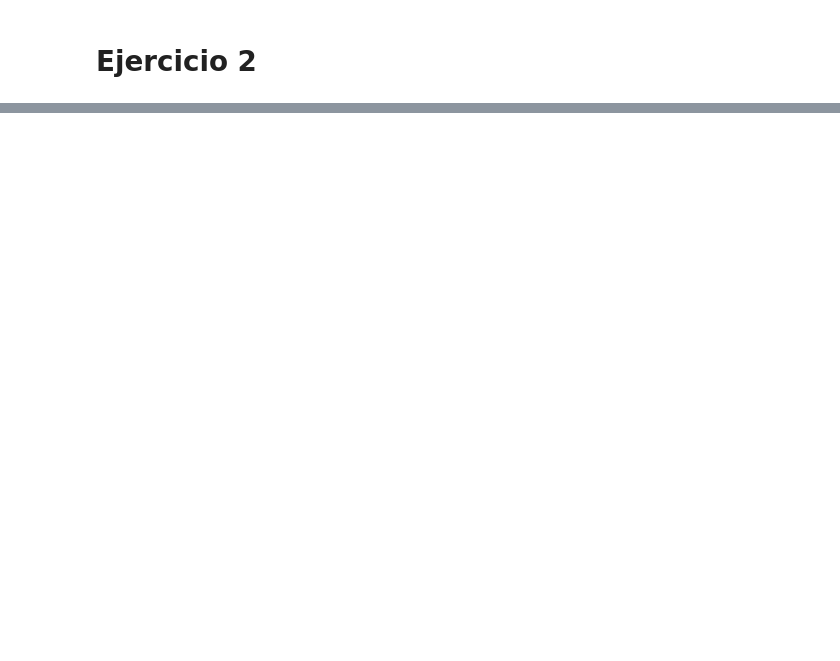
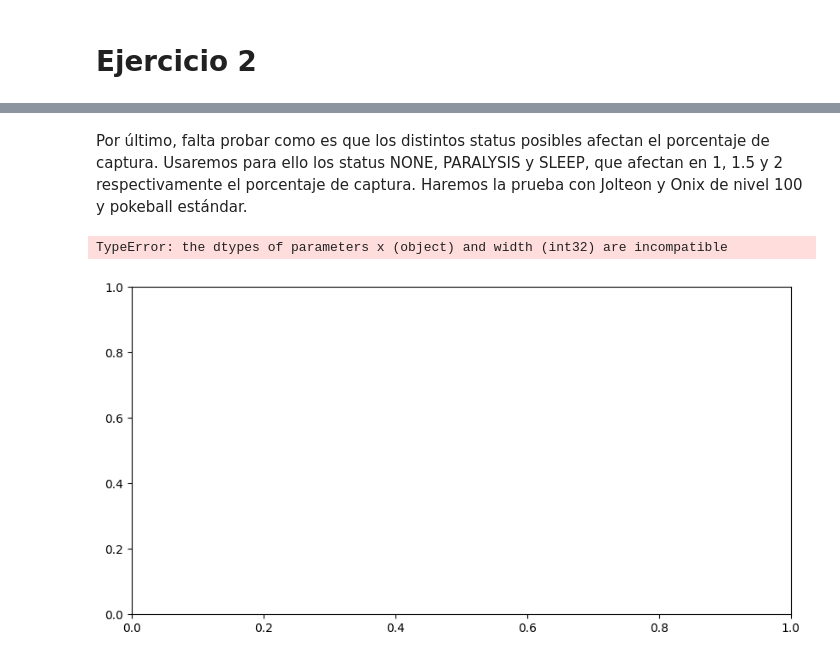
Before and after one commit to lukyferreiro/TPs-SIA, a Jupyter notebook: TP0/Ejercicio2.ipynb, the cells around one changed output, grey strips where cells are left out. Saved outputs shown, nothing was run; the diff lists cells and outputs as text; code cells hidden in the pictures; blank space fills up the shorter version.

```diff
--- a/TP0/Ejercicio2.ipynb
+++ b/TP0/Ejercicio2.ipynb
@@ -45,0 +108,32 @@ plt.show()
+# %% [markdown]
+Por último, falta probar como es que los distintos status posibles afectan el porcentaje de captura. Usaremos para ello los status NONE, PARALYSIS y SLEEP, que afectan en 1, 1.5 y 2 respectivamente el porcentaje de captura. Haremos la prueba con Jolteon y Onix de nivel 100 y pokeball estándar.
+# %%
+poke_names = ['jolteon', 'onix']
+status_array = [StatusEffect.NONE, StatusEffect.PARALYSIS, StatusEffect.SLEEP]
+for poke_name in poke_names:
+    capture_rates = []
+    std_errors = []
+    for status in status_array:
+        capture_attempts = []
+        current_poke = factory.create(poke_name, 100, status, 1)
+        for i in range(500):
+            capture_attempts.append(attempt_catch(current_poke, "pokeball")[0])
+
+        capture_rate = sum(capture_attempts) / len(capture_attempts)
+        capture_rates.append(capture_rate)
+        std_error = np.std(capture_attempts) / np.sqrt(len(capture_attempts))
+        std_errors.append(std_error)
+
+    #Creamos el data frame donde almacenamos todos los datos que se van a graficar
+    data = pd.DataFrame({'status': status, 'capture_rate': capture_rates})
+
+    #Creamos el grafico de barras con las respectivas barras de errores
+    plt.figure(figsize=(10, 5))
+    plt.bar(data['status'], data['capture_rate'], yerr=std_errors, capsize=5, width=5)
+    plt.title(f'Probabilidad de captura de {poke_name} según su status')
+    plt.xlabel('Status')
+    plt.ylabel('Probabilidad de captura')
+    plt.show()
+# %% [output]
+TypeError: the dtypes of parameters x (object) and width (int32) are incompatible
+[figure, added]
```
Also changed, not shown: parts of 10 cells of this notebook, 1 other file.
